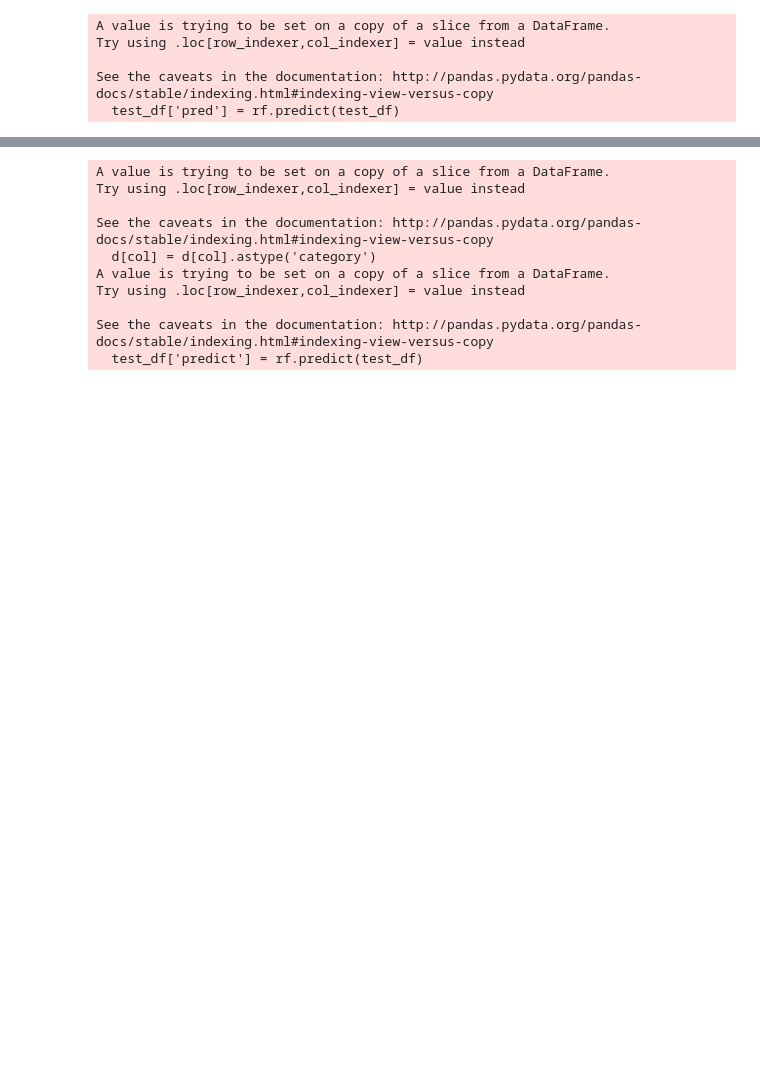
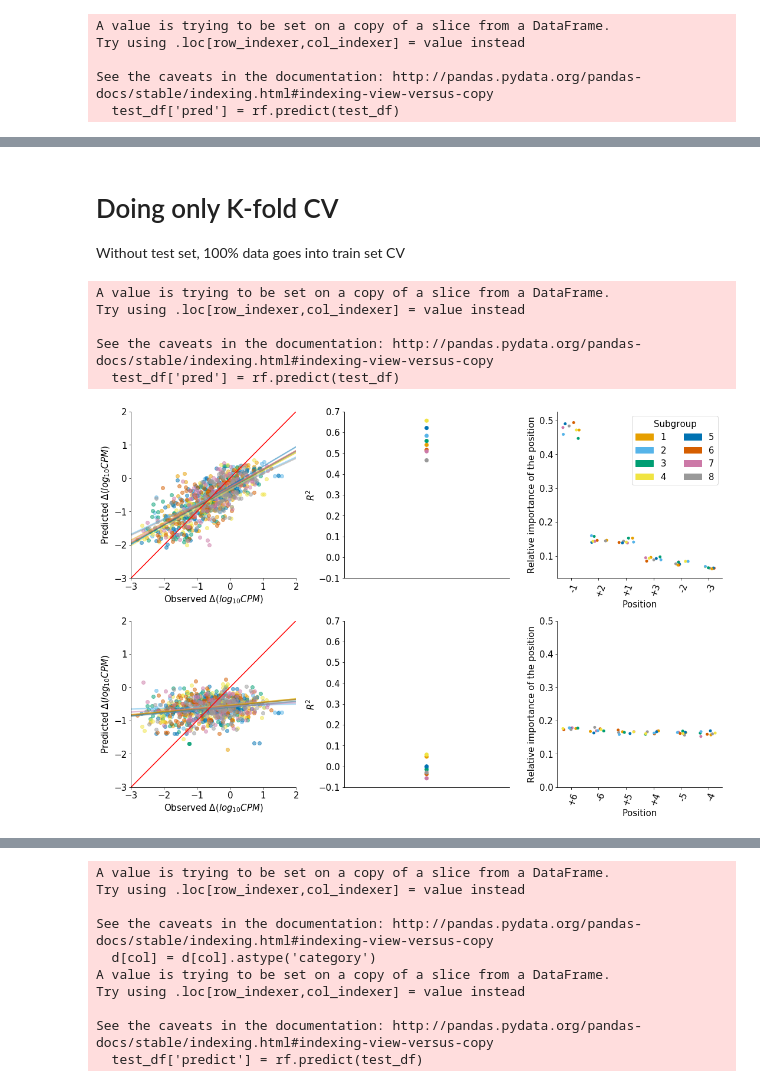
Before and after one commit to wckdouglas/tgirt_smRNA, a Jupyter notebook: scripts/RF_correction.ipynb, the cells around one changed output, grey strips where cells are left out. Cells and saved outputs as stored; diff of their text form; code cells hidden in the pictures; blank space fills up the shorter version.

```diff
--- a/scripts/RF_correction.ipynb
+++ b/scripts/RF_correction.ipynb
@@ -160,3 +157,55 @@ fig.savefig(figurename, bbox_inches='tight')
+# %% [markdown]
+# Doing only K-fold CV #
+
+Without test set, 100% data goes into train set CV
+# %%
+res_df, var_df, test_df = k_fold_cv(model_df, model_df)
+control_res_df, control_var_df, control_test_df = k_fold_cv(control_model_df, control_test_df)
+# %% [output]
+A value is trying to be set on a copy of a slice from a DataFrame.
+Try using .loc[row_indexer,col_indexer] = value instead
+
+See the caveats in the documentation: http://pandas.pydata.org/pandas-docs/stable/indexing.html#indexing-view-versus-copy
+  test_df['pred'] = rf.predict(test_df)
+# %%
+ce = color_encoder()
+ce.fit(res_df.k+1)
+
+fig = plt.figure(figsize=(15,10))
+# linear plot
+ax = fig.add_subplot(231)
+plot_kfold_reg(res_df, ax = ax, ce=ce)
+ax = fig.add_subplot(234)
+plot_kfold_reg(control_res_df, ax = ax, ce=ce)
+
+#R2 plot
+ax = fig.add_subplot(232)
+r2_df = plot_R2(res_df, ax=ax, ce=ce)
+ax.set_ylim(-0.1,0.7)
+ax = fig.add_subplot(235)
+control_r2_df = plot_R2(control_res_df, ax=ax, ce=ce)
+ax.set_ylim(-0.1,0.7)
+
+# var plot
+ax = fig.add_subplot(233)
+plot_var(var_df, ax=ax, ce=ce, inner=False)
+ax = fig.add_subplot(236)
+ax.set_ylim(0,0.5)
+plot_var(control_var_df, ax=ax, ce=ce, inner=True)
+ax.legend().set_visible(False)
+ax.set_ylim(0,0.5)
+
+
+
+sns.despine()
+fig.tight_layout()
+figurename = figure_path + '/rf_cv.pdf'
+fig.savefig(figurename, bbox_inches='tight')
+
+figurename = figure_path + '/rf_cv.eps'
+fig.savefig(figurename, bbox_inches='tight')
+# %% [output]
+[figure, added]
 # %%
 r2_df.describe()
 # %% [output]
```
Also changed, not shown: parts of 9 cells of this notebook.
